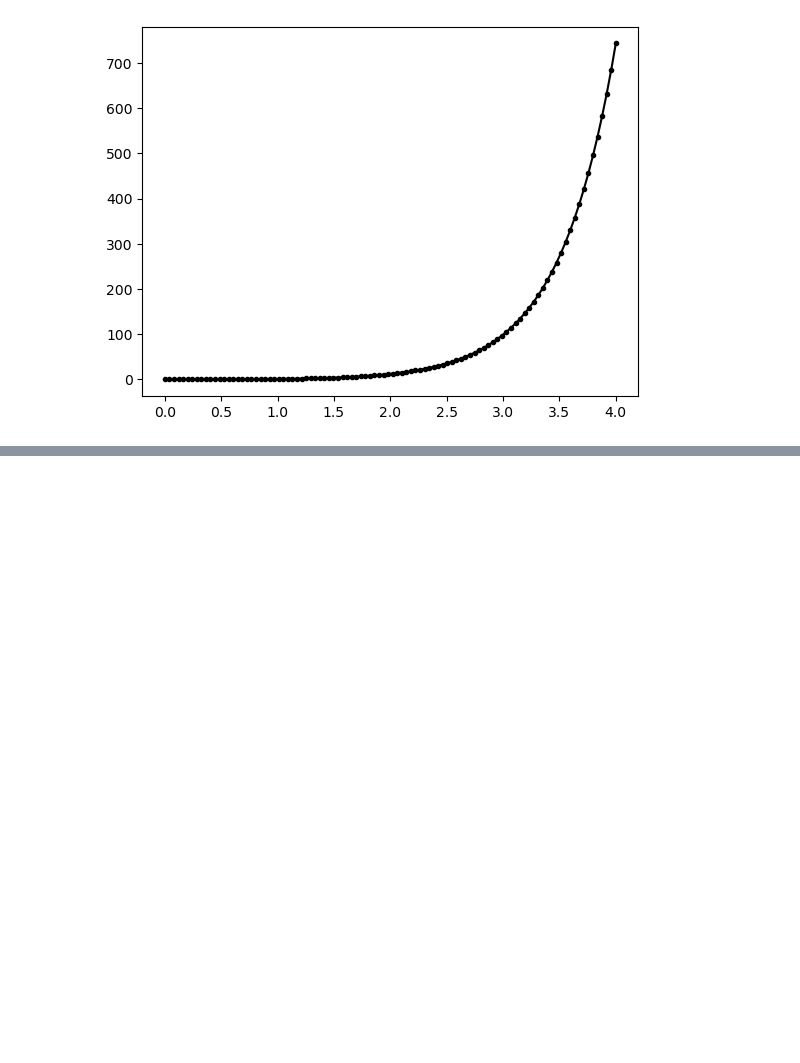
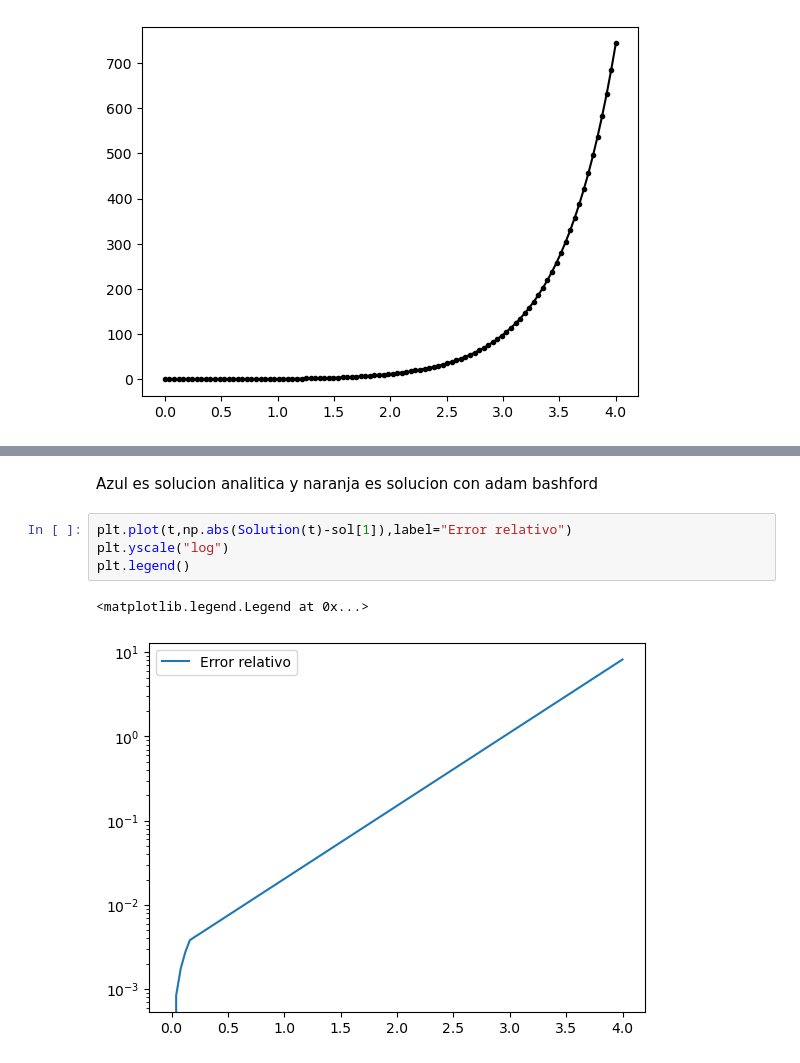
Before and after one commit to GuidoFawkes06/MetodosII_FabianMartinez, a Jupyter notebook: Parcial 2/Punto1.ipynb, the cells around one changed output, grey strips where cells are left out. Cells and saved outputs as stored; diff of their text form; blank space fills up the shorter version.

```diff
--- a/Parcial 2/Punto1.ipynb
+++ b/Parcial 2/Punto1.ipynb
@@ -121,0 +127,10 @@ plt.plot(np.abs(sol2[2]-sol[:,0]))
+# %% [markdown]
+Azul es solucion analitica
+y naranja es solucion con adam bashford
+# %%
+plt.plot(t,np.abs(Solution(t)-sol[1]),label="Error relativo")
+plt.yscale("log")
+plt.legend()
+# %% [output]
+<matplotlib.legend.Legend at 0x...>
+[figure, added]
```
Also changed, not shown: parts of 5 cells of this notebook.
